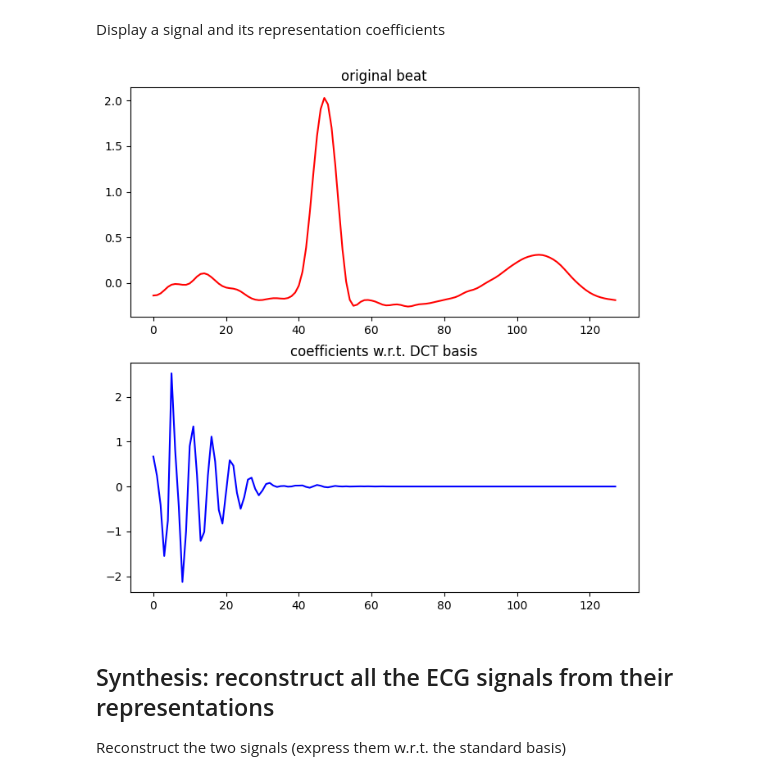
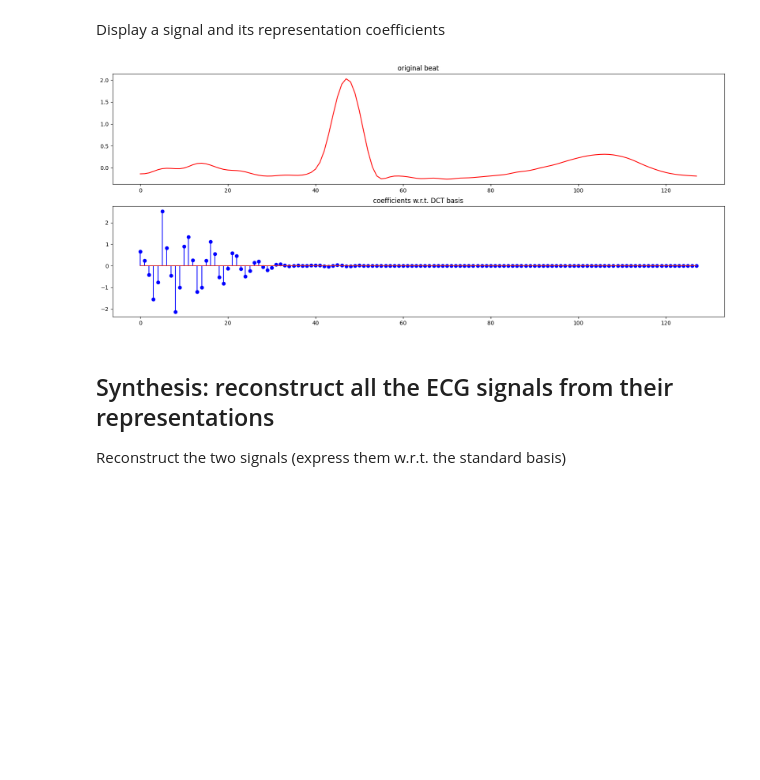
Before and after one commit to Ax-Time/m3ip-homework, a Jupyter notebook: labs/lez_1_orthonormal_basis.ipynb, the cells around one changed output. Drawn from its saved outputs; the diff is of its cells as text; code cells hidden in the pictures; blank space fills up the shorter version.

```diff
--- a/labs/lez_1_orthonormal_basis.ipynb
+++ b/labs/lez_1_orthonormal_basis.ipynb
@@ -92,13 +87,13 @@ X.shape
 Display a signal and its representation coefficients
 # %%
 i = 5
-fig, (ax1, ax2) = plt.subplots(2, 1, figsize=(8, 8))
+fig, (ax1, ax2) = plt.subplots(2, 1, figsize=(20, 8))
 ax1.plot(S[:, i], 'r')
 ax1.set_title('original beat')
-ax2.plot(X[:, i], 'b')
+ax2.stem(X[:, i], 'b')
 ax2.set_title('coefficients w.r.t. DCT basis');
 # %% [output]
-[figure, old version]
+[figure, new version]
 # %% [markdown]
 Synthesis: reconstruct all the ECG signals from their representations
 ---------------------------------------------------------------------
```
Also changed, not shown: parts of 11 cells of this notebook, 1 other file.
